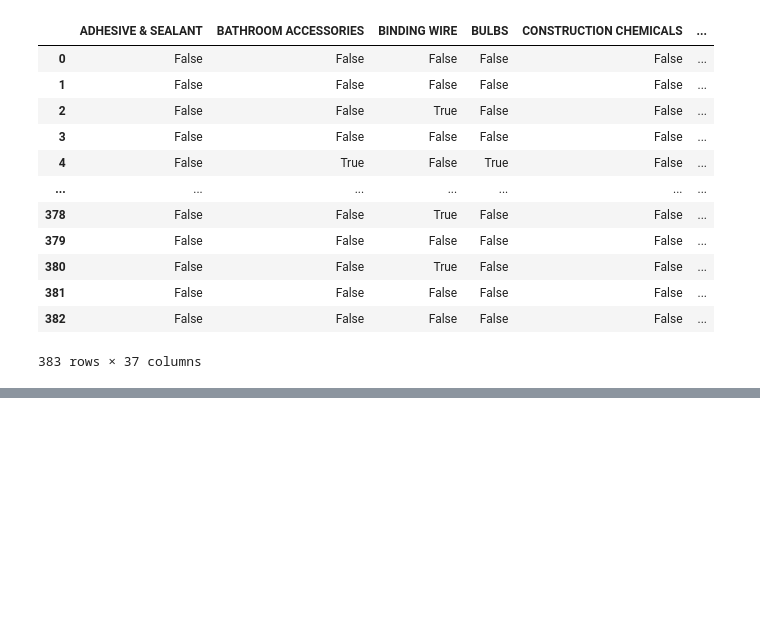
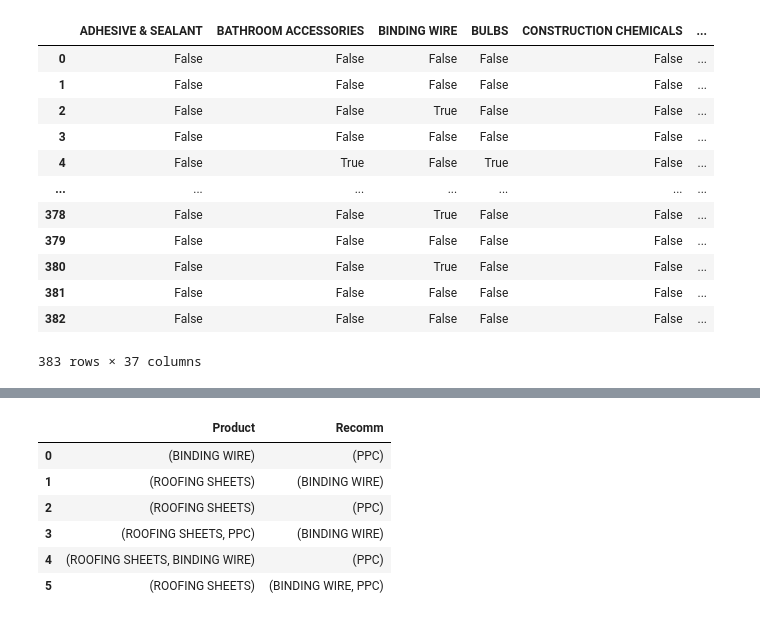
Before and after one commit to PriyaP-9704/Machine-Leaning-Workouts, a Jupyter notebook: ML_workout.ipynb, the cells around one changed output, grey strips where cells are left out. Saved outputs shown, nothing was run; the diff lists cells and outputs as text; code cells hidden in the pictures; blank space fills up the shorter version.

```diff
--- a/ML_workout.ipynb
+++ b/ML_workout.ipynb
@@ -1105,3 +1105,15 @@ association_rules(apr, metric= "confidence")
 | 3 | (ROOFING SHEETS, PPC) | (BINDING WIRE) | 0.156658 | 0.462141 | 0.156658 | 1.000000 | 2.163842 | ... |
 | 4 | (ROOFING SHEETS, BINDING WIRE) | (PPC) | 0.161880 | 0.537859 | 0.156658 | 0.967742 | 1.799248 | ... |
 | 5 | (ROOFING SHEETS) | (BINDING WIRE, PPC) | 0.161880 | 0.389034 | 0.156658 | 0.967742 | 2.487551 | ... |
+# %%
+prod_rec = association_rules(apr,metric="confidence")[["antecedents","consequents"]]
+prod_rec.columns = ["Product","Recomm"]
+prod_rec
+# %% [output]
+|  | Product | Recomm |
+| 0 | (BINDING WIRE) | (PPC) |
+| 1 | (ROOFING SHEETS) | (BINDING WIRE) |
+| 2 | (ROOFING SHEETS) | (PPC) |
+| 3 | (ROOFING SHEETS, PPC) | (BINDING WIRE) |
+| 4 | (ROOFING SHEETS, BINDING WIRE) | (PPC) |
+| 5 | (ROOFING SHEETS) | (BINDING WIRE, PPC) |
```
Also changed, not shown: parts of 1 cell of this notebook.
